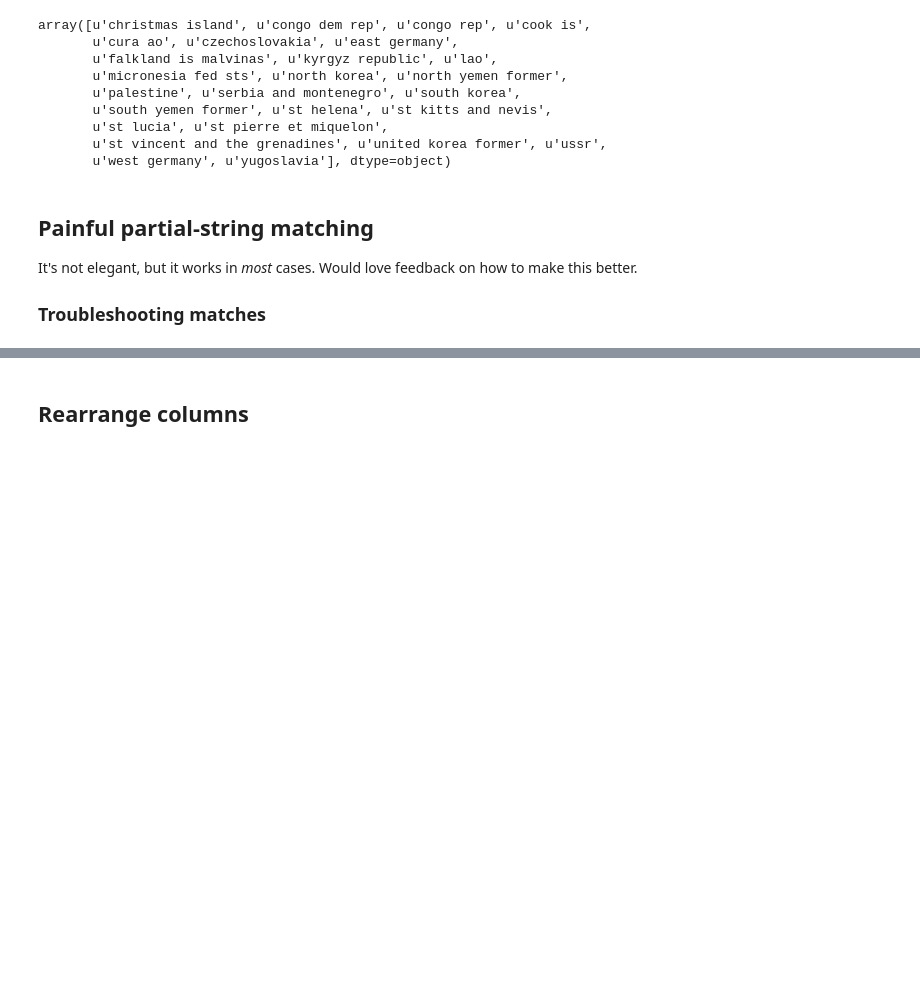
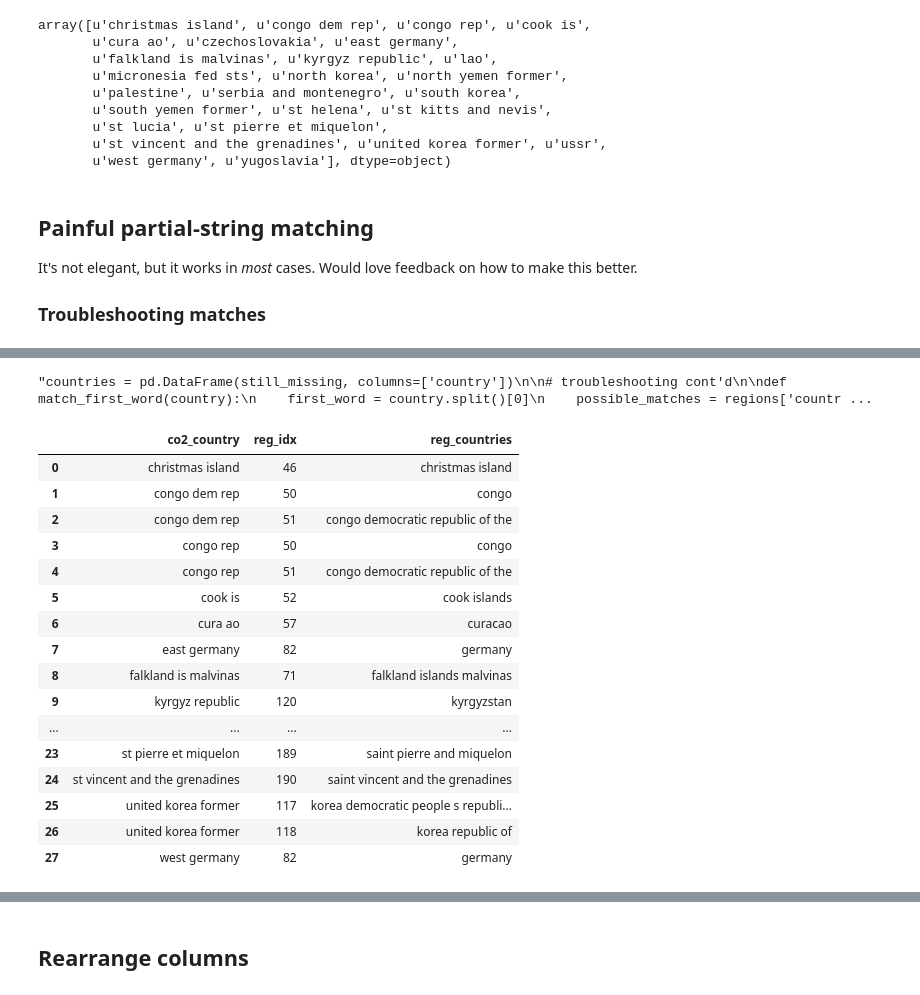
Before and after one commit to limegimlet/data_analysis_gapminder_co2, a Jupyter notebook: gapminder/make_df.ipynb, the cells around one changed output, grey strips where cells are left out. Cells and saved outputs as stored; diff of their text form; code cells hidden in the pictures; blank space fills up the shorter version.

Commit message:
feat: found all the missing regions

```diff
--- a/gapminder/make_df.ipynb
+++ b/gapminder/make_df.ipynb
@@ -865,3 +619,0 @@ test
-# %%
-country = test['co2_country'].unique()[0]
-country
@@ -1059,26 +619,0 @@ missing_regions
-# %%
-# partial string matching
-matches = []
-for country in still_missing:
-    country = str(country)
-    poss_match = {'co2_country': country}
-    country_split = str.split(country)
-
-    # does the field start with country name?
-    if regions['country'].str.startswith(country).any():
-            poss_match['regions_country'] = dict(regions[regions['country'].str.startswith(country)].country)
-
-    # does the field contain the first word of the country match?
-    elif regions['country'].str.contains(country_split[0]).any():
-            poss_match['regions_country'] = dict(regions[regions['country'].str.contains(country_split[0])].country)
-
-    # does the field contain the second word of the country?
-    elif len(country_split) > 1:
-        if regions['country'].str.contains(country_split[1]).any():
-            poss_match['regions_country'] = dict(regions[regions['country'].str.contains(country_split[1])].country)
-        else:
-            poss_match['regions_country'] = None
-    else:
-        poss_match['regions_country'] = None
-
-    matches.append(poss_match)
@@ -1229,0 +620,47 @@ def add_missing_regions(merged_df, matching_key, current_country):
+# %%
+# troubleshooting
+'''countries = pd.DataFrame(still_missing, columns=['country'])
+
+# troubleshooting cont'd
+
+def match_first_word(country):
+    first_word = country.split()[0]
+    possible_matches = regions['country'].loc[regions['country'].str.startswith(first_word)].to_dict()
+    return possible_matches
+
+countries['possible_matches'] = countries['country'].apply(match_first_word)
+countries'''
+# %% [output]
+"countries = pd.DataFrame(still_missing, columns=['country'])\n\n# troubleshooting cont'd\n\ndef match_first_word(country):\n    first_word = country.split()[0]\n    possible_matches = regions['countr ...
+# %%
+stop_words = ['st','north','south', 'east','west', 'united']
+c_found = []
+for country in still_missing:
+    if country.split()[0] in stop_words:
+        c = regions['country'].loc[regions['country'].str.contains(country.split()[1])]
+    else:
+        c = regions['country'].loc[regions['country'].str.contains(country.split()[0])]
+    c_found.append(c)
+
+results = pd.DataFrame(c_found, index=still_missing).stack()
+results = pd.DataFrame(results).reset_index().rename(
+    columns={'level_0':'co2_country','level_1':'reg_idx',0:'reg_countries'})
+results
+# %% [output]
+|  | co2_country | reg_idx | reg_countries |
+| 0 | christmas island | 46 | christmas island |
+| 1 | congo dem rep | 50 | congo |
+| 2 | congo dem rep | 51 | congo democratic republic of the |
+| 3 | congo rep | 50 | congo |
+| 4 | congo rep | 51 | congo democratic republic of the |
+| 5 | cook is | 52 | cook islands |
+| 6 | cura ao | 57 | curacao |
+| 7 | east germany | 82 | germany |
+| 8 | falkland is malvinas | 71 | falkland islands malvinas |
+| 9 | kyrgyz republic | 120 | kyrgyzstan |
+| ... | ... | ... | ... |
+| 23 | st pierre et miquelon | 189 | saint pierre and miquelon |
+| 24 | st vincent and the grenadines | 190 | saint vincent and the grenadines |
+| 25 | united korea former | 117 | korea democratic people s republi... |
+| 26 | united korea former | 118 | korea republic of |
+| 27 | west germany | 82 | germany |
```
Also changed, not shown: parts of 54 cells of this notebook.
